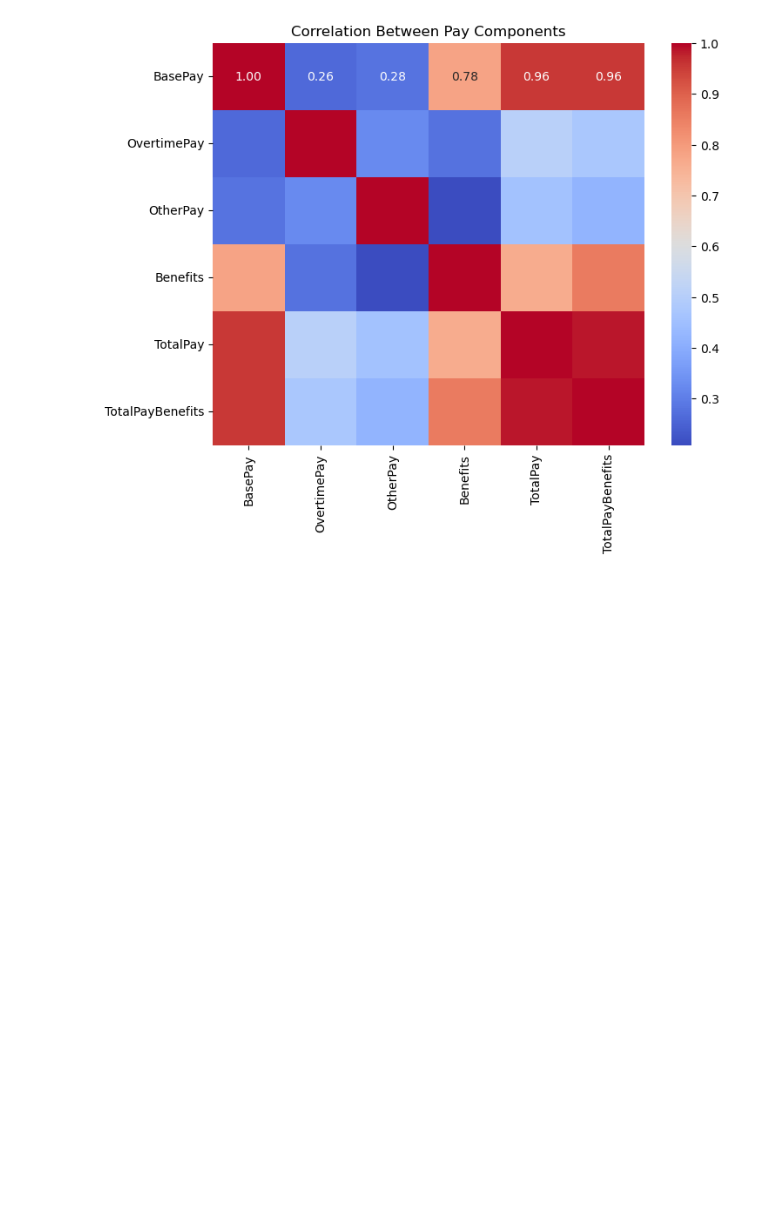
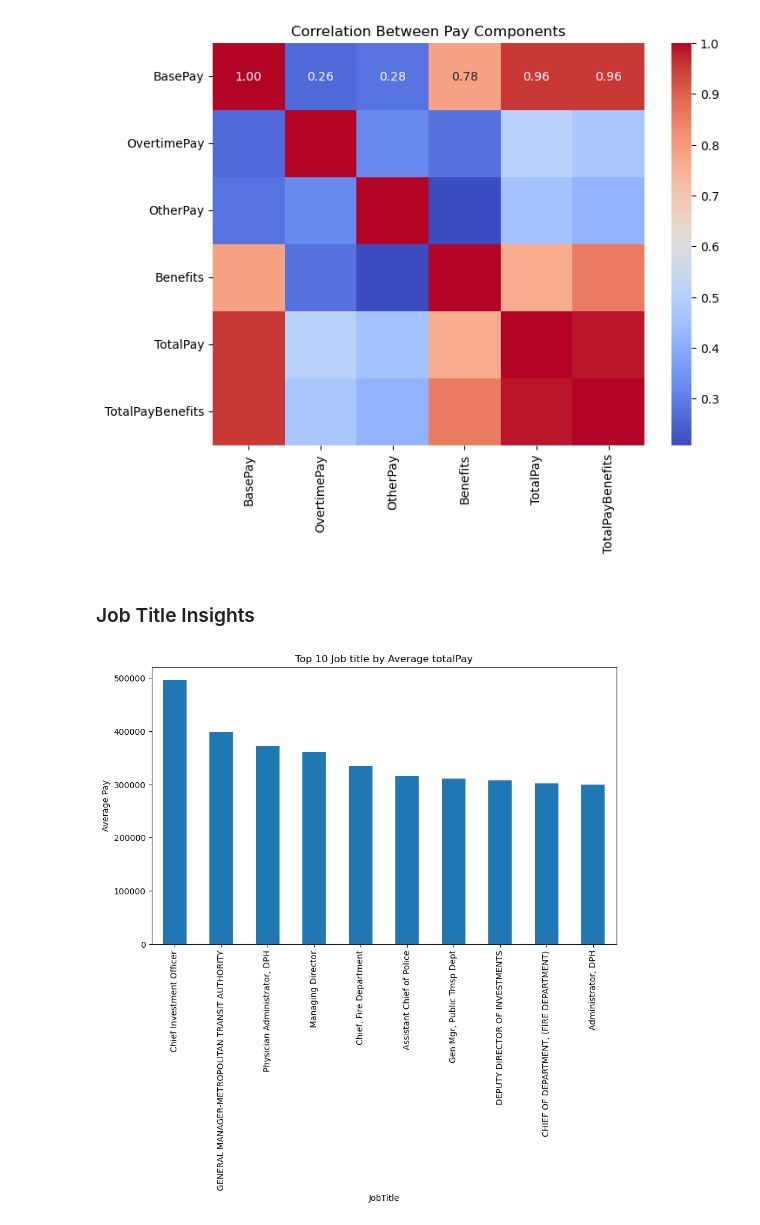
Before and after one commit to niteshkavade/San-Francisco-Employee-Salary-Prediction, a Jupyter notebook: San Francisco Employees Salary.ipynb, the cells around one changed output. Saved outputs shown, nothing was run; the diff lists cells and outputs as text; code cells hidden in the pictures; blank space fills up the shorter version.

Commit message:
Job Title Insights

```diff
--- a/San Francisco Employees Salary.ipynb
+++ b/San Francisco Employees Salary.ipynb
@@ -187,3 +187,15 @@ plt.title("Correlation Between Pay Components")
 plt.show()
 # %% [output]
 [figure]
+# %% [markdown]
+### Job Title Insights
+# %%
+top_jobs = data.groupby("JobTitle")["TotalPay"].mean().sort_values(ascending=False).head(10)
+top_jobs
+
+top_jobs.plot(kind="bar",figsize=(10,6))
+plt.title("Top 10 Job title by Average totalPay")
+plt.ylabel("Average Pay")
+plt.show()
+# %% [output]
+[figure, added]
```
Also changed, not shown: parts of 1 cell of this notebook.
